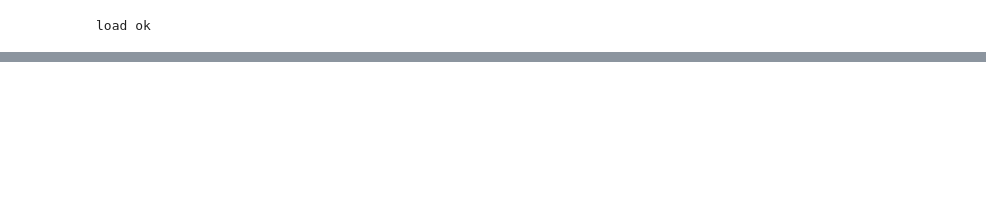
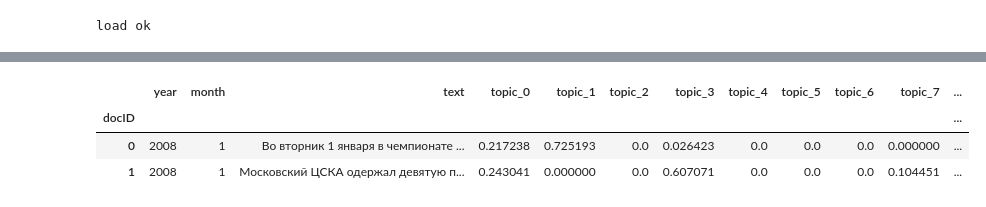
Before and after one commit to vtrokhymenko/topic_news, a Jupyter notebook: bigartm/search_topic.ipynb, the cells around one changed output, grey strips where cells are left out. Saved outputs shown, nothing was run; the diff lists cells and outputs as text; code cells hidden in the pictures; blank space fills up the shorter version.

```diff
--- a/bigartm/search_topic.ipynb
+++ b/bigartm/search_topic.ipynb
@@ -60,0 +68,3 @@ pred[0]
+# %%
+PATH='data/all/'
+file =dict_rub[pred[0]]
@@ -86,0 +139,9 @@ max_col =  theta.idxmax()[0]
+# %%
+# Соединяем  текст и theta
+joined = df.join(theta_join)
+joined.head(2)
+# %% [output]
+|  | year | month | text | topic_0 | topic_1 | topic_2 | topic_3 | topic_4 | topic_5 | topic_6 | topic_7 | ... |
+| docID |  |  |  |  |  |  |  |  |  |  |  | ... |
+| 0 | 2008 | 1 | Во вторник 1 января в чемпионате ... | 0.217238 | 0.725193 | 0.0 | 0.026423 | 0.0 | 0.0 | 0.0 | 0.000000 | ... |
+| 1 | 2008 | 1 | Московский ЦСКА одержал девятую п... | 0.243041 | 0.000000 | 0.0 | 0.607071 | 0.0 | 0.0 | 0.0 | 0.104451 | ... |
```
Also changed, not shown: parts of 16 cells of this notebook.
